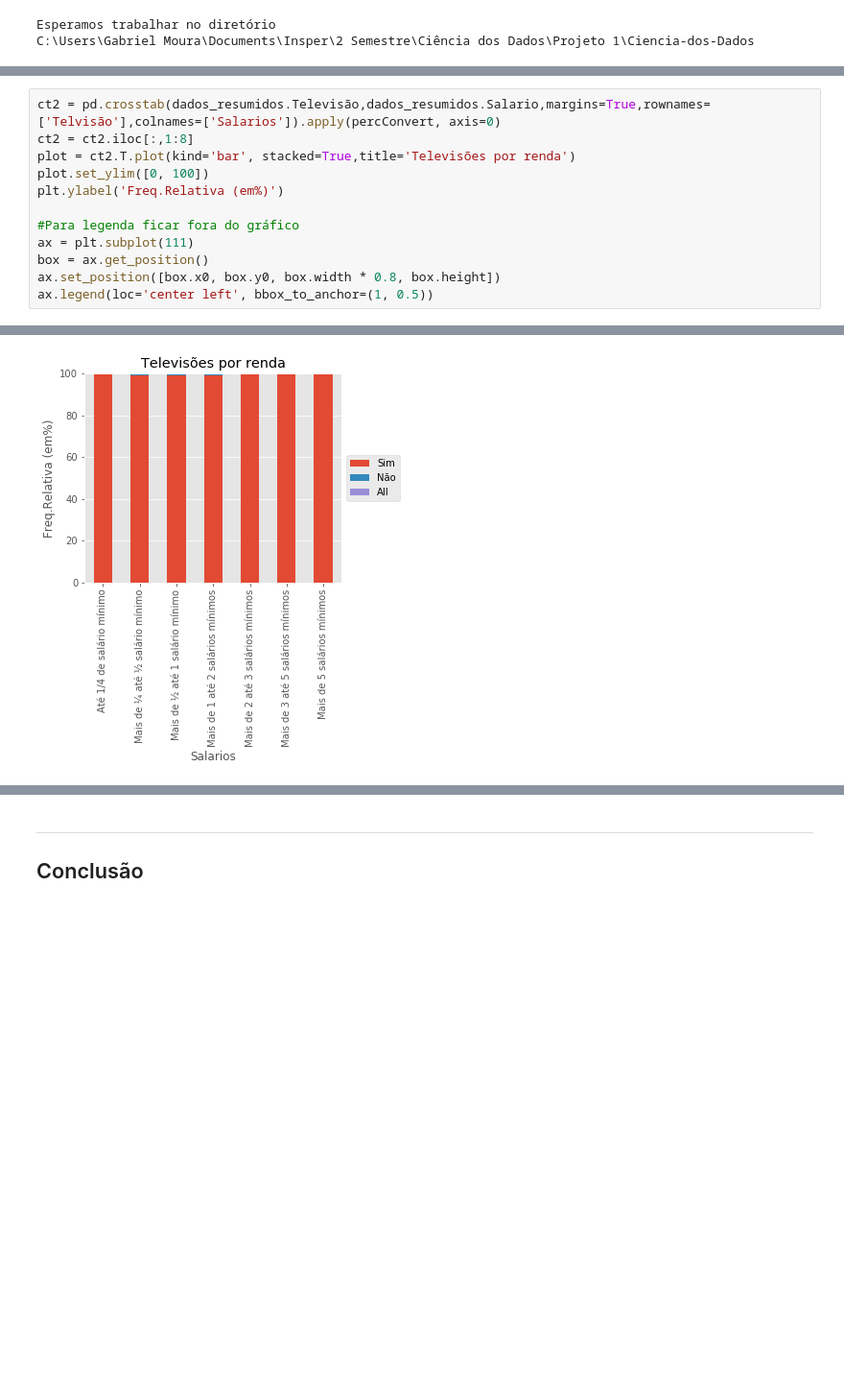
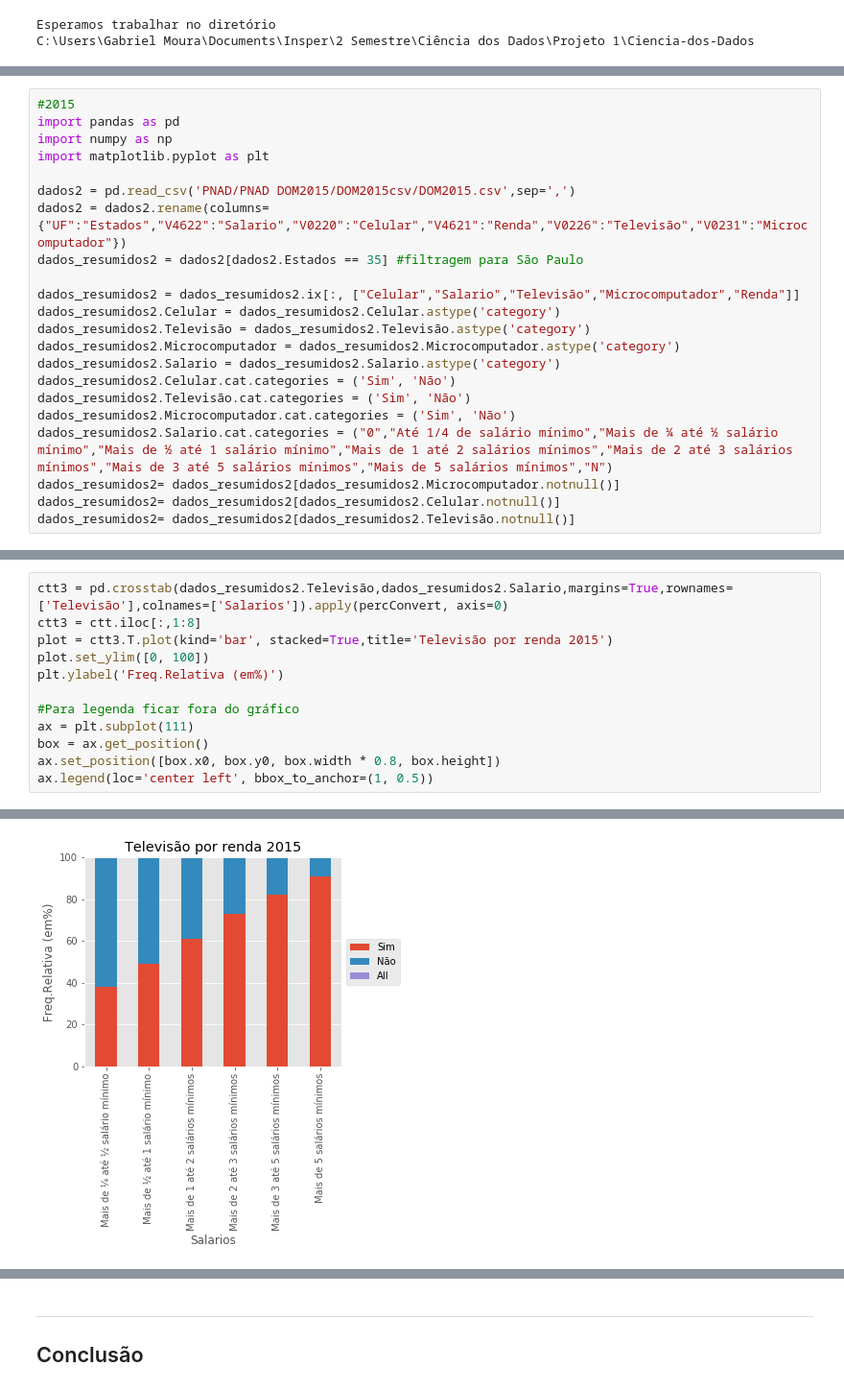
Before and after one commit to Gabrielmou/Ciencia-dos-Dados, a Jupyter notebook: Projeto1 Gabriel Moura.ipynb, the cells around one changed output, grey strips where cells are left out. Shown at 96% size. Saved outputs shown, nothing was run; the diff lists cells and outputs as text; blank space fills up the shorter version.

Commit message:
gráficos stack

```diff
--- a/Projeto1 Gabriel Moura.ipynb
+++ b/Projeto1 Gabriel Moura.ipynb
@@ -142 +158,23 @@ ct3
+# %%
+#2015
+import pandas as pd
+import numpy as np
+import matplotlib.pyplot as plt
+
+dados2 = pd.read_csv('PNAD/PNAD DOM2015/DOM2015csv/DOM2015.csv',sep=',')
+dados2 = dados2.rename(columns={"UF":"Estados","V4622":"Salario","V0220":"Celular","V4621":"Renda","V0226":"Televisão","V0231":"Microcomputador"})
+dados_resumidos2 = dados2[dados2.Estados == 35] #filtragem para São Paulo
+
+dados_resumidos2 = dados_resumidos2.ix[:, ["Celular","Salario","Televisão","Microcomputador","Renda"]]
+dados_resumidos2.Celular = dados_resumidos2.Celular.astype('category')
+dados_resumidos2.Televisão = dados_resumidos2.Televisão.astype('category')
+dados_resumidos2.Microcomputador = dados_resumidos2.Microcomputador.astype('category')
+dados_resumidos2.Salario = dados_resumidos2.Salario.astype('category')
+dados_resumidos2.Celular.cat.categories = ('Sim', 'Não')
+dados_resumidos2.Televisão.cat.categories = ('Sim', 'Não')
+dados_resumidos2.Microcomputador.cat.categories = ('Sim', 'Não')
+dados_resumidos2.Salario.cat.categories = ("0","Até 1/4 de salário mínimo","Mais de ¼ até ½ salário mínimo","Mais de ½ até 1 salário mínimo","Mais de 1 até 2 salários mínimos","Mais de 2 até 3 salários mínimos","Mais de 3 até 5 salários mínimos","Mais de 5 salários mínimos","N")
+dados_resumidos2= dados_resumidos2[dados_resumidos2.Microcomputador.notnull()]
+dados_resumidos2= dados_resumidos2[dados_resumidos2.Celular.notnull()]
+dados_resumidos2= dados_resumidos2[dados_resumidos2.Televisão.notnull()]
 # %%
@@ -171,15 +210,15 @@ ax.legend(loc='center left', bbox_to_anchor=(1, 0.5))
 # %%
-ct2 = pd.crosstab(dados_resumidos.Televisão,dados_resumidos.Salario,margins=True,rownames=['Telvisão'],colnames=['Salarios']).apply(percConvert, axis=0)
-ct2 = ct2.iloc[:,1:8]
-plot = ct2.T.plot(kind='bar', stacked=True,title='Televisões por renda')
+ctt3 = pd.crosstab(dados_resumidos2.Televisão,dados_resumidos2.Salario,margins=True,rownames=['Televisão'],colnames=['Salarios']).apply(percConvert, axis=0)
+ctt3 = ctt.iloc[:,1:8]
+plot = ctt3.T.plot(kind='bar', stacked=True,title='Televisão por renda 2015')
 plot.set_ylim([0, 100])
 plt.ylabel('Freq.Relativa (em%)')
 
 #Para legenda ficar fora do gráfico
 ax = plt.subplot(111)
 box = ax.get_position()
 ax.set_position([box.x0, box.y0, box.width * 0.8, box.height])
 ax.legend(loc='center left', bbox_to_anchor=(1, 0.5))
 # %% [output]
 <matplotlib.legend.Legend at 0x...>
-[figure, old version]
+[figure, new version]
```
Also changed, not shown: parts of 15 cells of this notebook.
